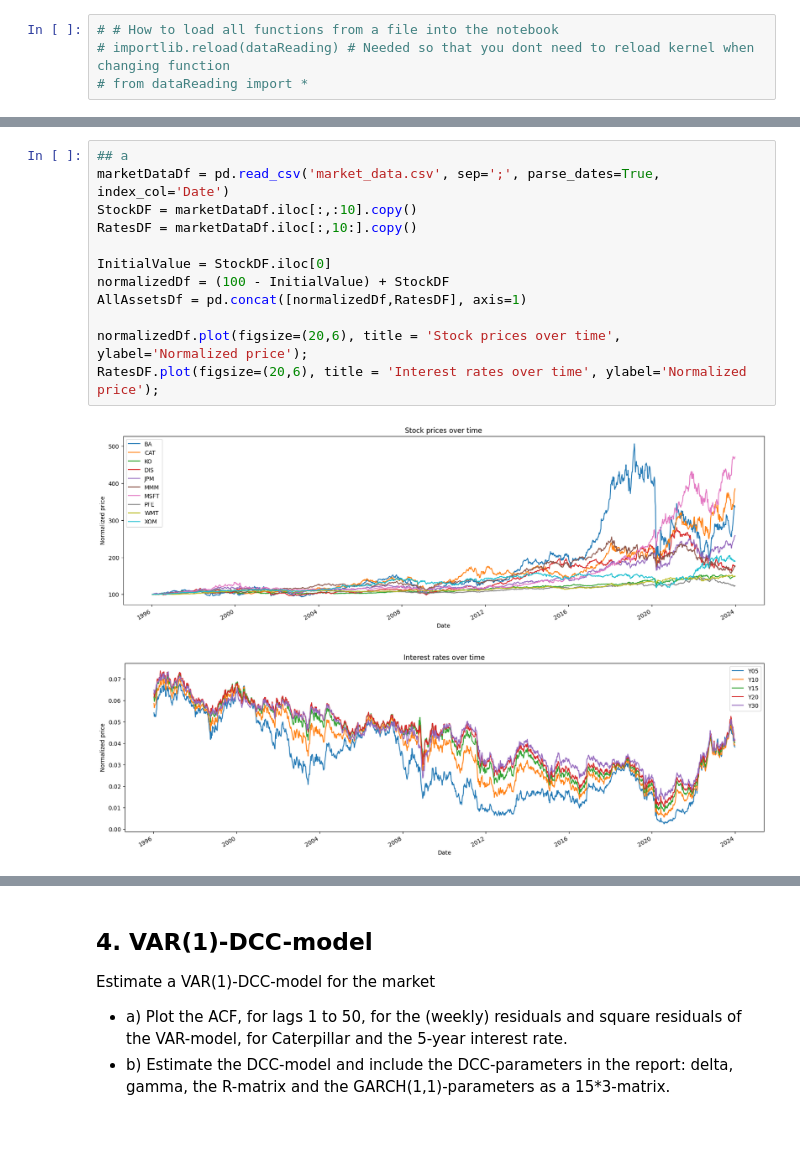
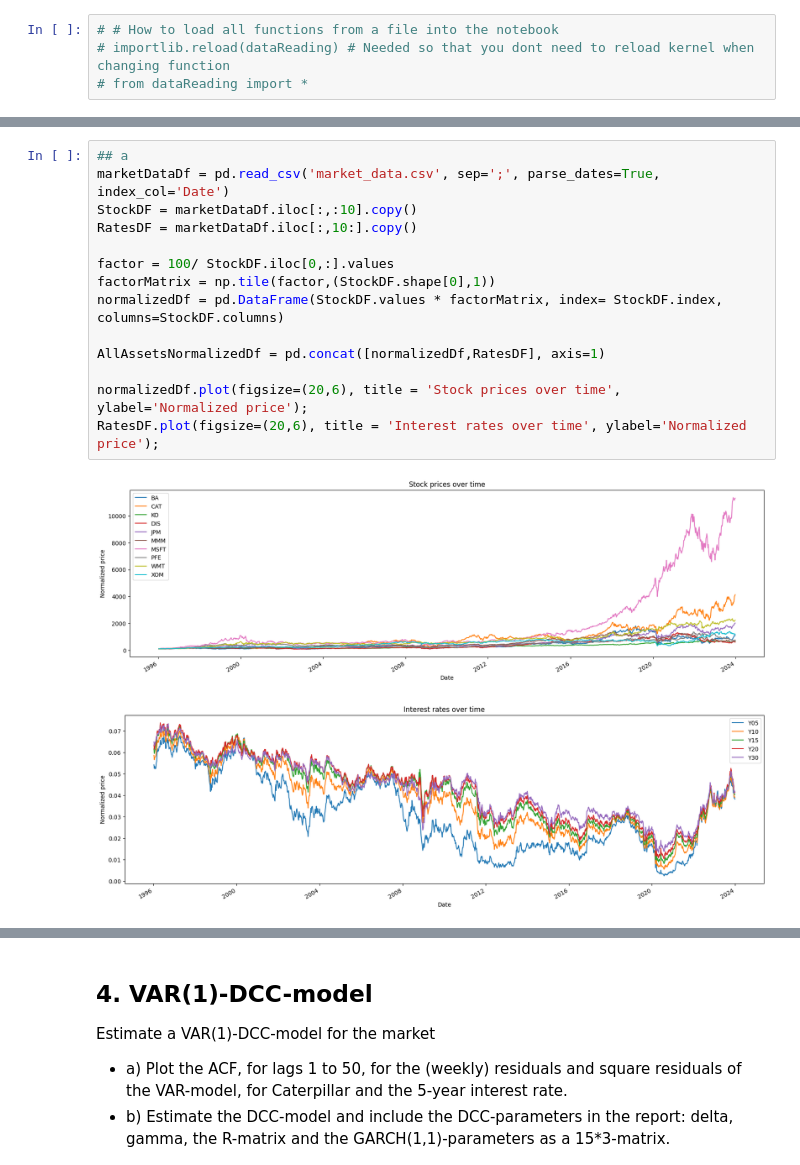
Before and after one commit to JohanHerbert/Lab2_ERM, a Jupyter notebook: Lab2_notebook.ipynb, the cells around one changed output, grey strips where cells are left out. Drawn from its saved outputs; the diff is of its cells as text; blank space fills up the shorter version.

```diff
--- a/Lab2_notebook.ipynb
+++ b/Lab2_notebook.ipynb
@@ -31,17 +37,19 @@ heatmap, together with the values formatted as percent.
 # %%
 ## a
 marketDataDf = pd.read_csv('market_data.csv', sep=';', parse_dates=True, index_col='Date')
 StockDF = marketDataDf.iloc[:,:10].copy()
 RatesDF = marketDataDf.iloc[:,10:].copy()
 
-InitialValue = StockDF.iloc[0]
-normalizedDf = (100 - InitialValue) + StockDF
-AllAssetsDf = pd.concat([normalizedDf,RatesDF], axis=1)
+factor = 100/ StockDF.iloc[0,:].values
+factorMatrix = np.tile(factor,(StockDF.shape[0],1))
+normalizedDf = pd.DataFrame(StockDF.values * factorMatrix, index= StockDF.index, columns=StockDF.columns)
+
+AllAssetsNormalizedDf = pd.concat([normalizedDf,RatesDF], axis=1)
 
 normalizedDf.plot(figsize=(20,6), title = 'Stock prices over time', ylabel='Normalized price');
 RatesDF.plot(figsize=(20,6), title = 'Interest rates over time', ylabel='Normalized price');
 # %% [output]
-[figure, old version]
+[figure, new version]
 [figure]
 # %%
 ## b
```
Also changed, not shown: parts of 46 cells of this notebook.
